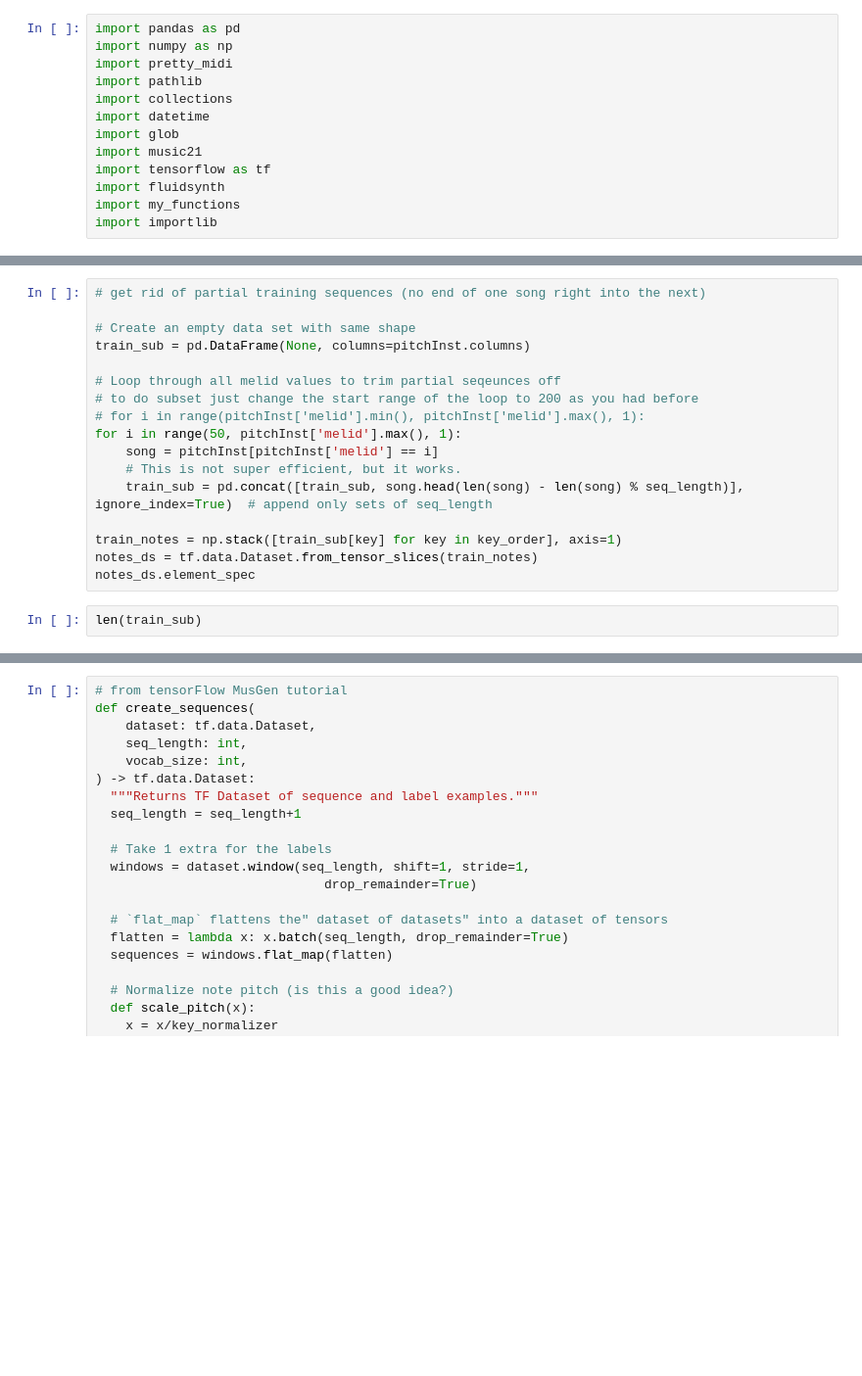
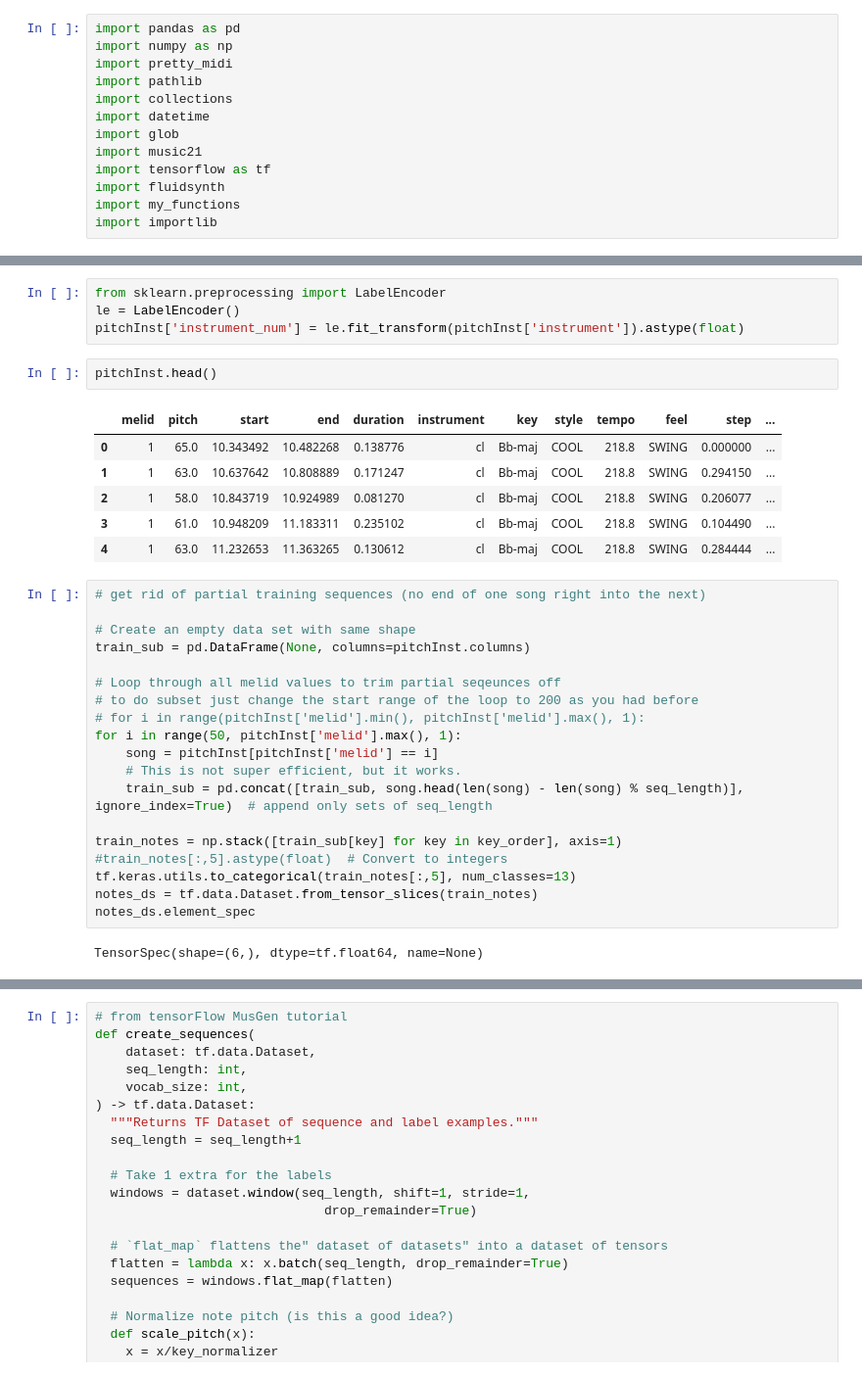
Before and after one commit to TeoVargo/MusicGenProject, a Jupyter notebook: NewBook.ipynb, the cells around one changed output, grey strips where cells are left out. Shown at 98% size. Cells and saved outputs as stored; diff of their text form; blank space fills up the shorter version.

```diff
--- a/NewBook.ipynb
+++ b/NewBook.ipynb
@@ -67,3 +100,16 @@ pitchInst.head()
+# %%
+from sklearn.preprocessing import LabelEncoder
+le = LabelEncoder()
+pitchInst['instrument_num'] = le.fit_transform(pitchInst['instrument']).astype(float)
+# %%
+pitchInst.head()
+# %% [output]
+|  | melid | pitch | start | end | duration | instrument | key | style | tempo | feel | step | ... |
+| 0 | 1 | 65.0 | 10.343492 | 10.482268 | 0.138776 | cl | Bb-maj | COOL | 218.8 | SWING | 0.000000 | ... |
+| 1 | 1 | 63.0 | 10.637642 | 10.808889 | 0.171247 | cl | Bb-maj | COOL | 218.8 | SWING | 0.294150 | ... |
+| 2 | 1 | 58.0 | 10.843719 | 10.924989 | 0.081270 | cl | Bb-maj | COOL | 218.8 | SWING | 0.206077 | ... |
+| 3 | 1 | 61.0 | 10.948209 | 11.183311 | 0.235102 | cl | Bb-maj | COOL | 218.8 | SWING | 0.104490 | ... |
+| 4 | 1 | 63.0 | 11.232653 | 11.363265 | 0.130612 | cl | Bb-maj | COOL | 218.8 | SWING | 0.284444 | ... |
 # %%
 # get rid of partial training sequences (no end of one song right into the next)
 
@@ -79,7 +125,9 @@ for i in range(50, pitchInst['melid'].max(), 1):
     train_sub = pd.concat([train_sub, song.head(len(song) - len(song) % seq_length)], ignore_index=True)  # append only sets of seq_length
 
 train_notes = np.stack([train_sub[key] for key in key_order], axis=1)
+#train_notes[:,5].astype(float)  # Convert to integers
+tf.keras.utils.to_categorical(train_notes[:,5], num_classes=13)
 notes_ds = tf.data.Dataset.from_tensor_slices(train_notes)
 notes_ds.element_spec
+# %% [output]
+TensorSpec(shape=(6,), dtype=tf.float64, name=None)
-# %%
-len(train_sub)
```
Also changed, not shown: parts of 17 cells of this notebook, 1 other file.
